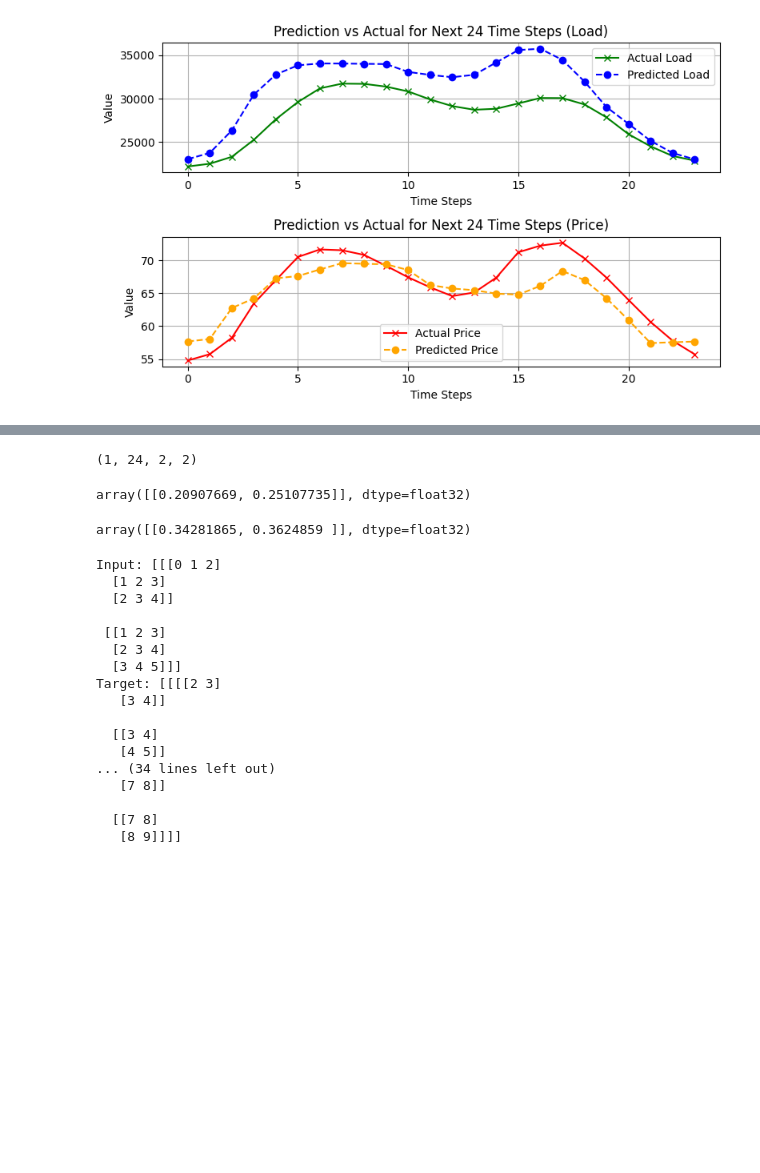
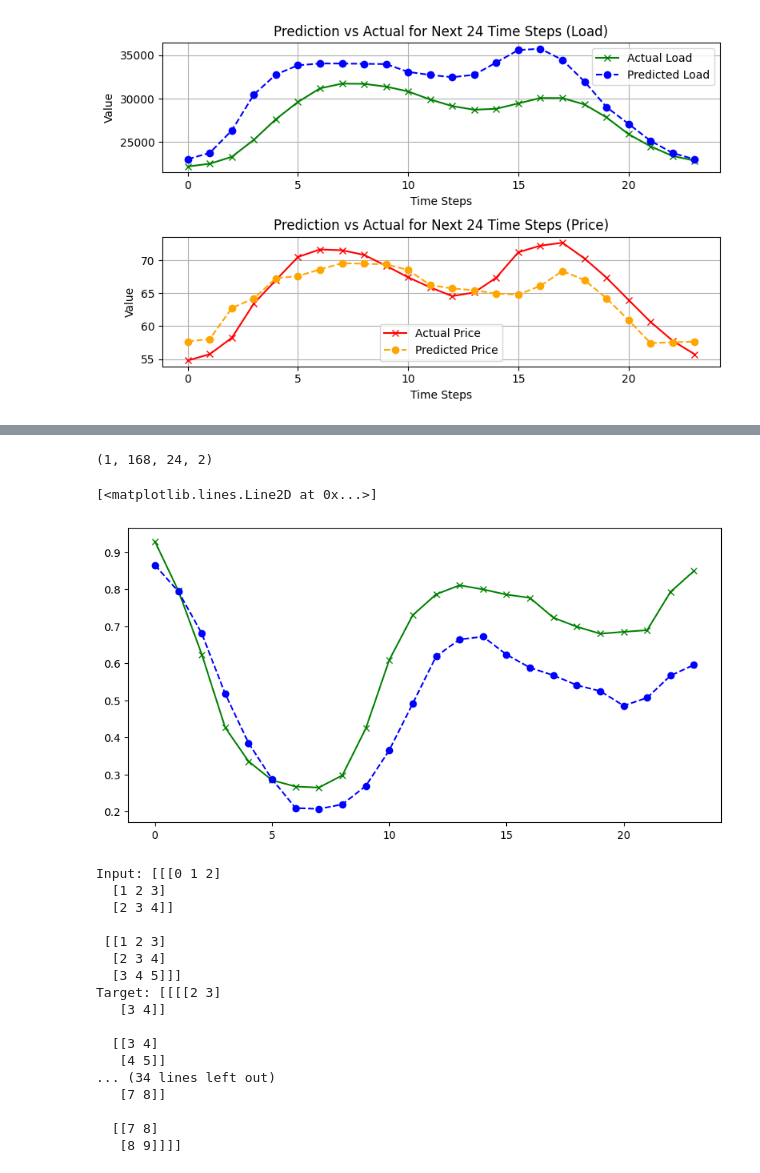
Before and after one commit to Jackson00Han/Time-Series-Training, a Jupyter notebook: Copy_of_multivariate_time_series.ipynb, the cells around one changed output, grey strips where cells are left out. Cells and saved outputs as stored; diff of their text form; code cells hidden in the pictures; blank space fills up the shorter version.

```diff
--- a/Copy_of_multivariate_time_series.ipynb
+++ b/Copy_of_multivariate_time_series.ipynb
@@ -1713,5 +1704,5 @@ plt.show()
 # %%
-# Sequence to Vector Method
+# Seq2seq
 
 def windowed_dataset(series, window_size, batch_size, shuffle_buffer_size, forecast_size, input_cols, output_cols, column_names):
     """Generates dataset windows
@@ -1776,14 +1767,13 @@ def create_uncompiled_model():
         # Conv1D layer with causal padding
         tf.keras.layers.Conv1D(filters=64, kernel_size=3, strides=1, padding='causal', activation='relu',
                                input_shape=[None, len(input_cols)]),
-
-        # LSTM layer with return_sequences=True
+        #tf.keras.layers.Conv1D(filters=64, kernel_size=6, strides=1, padding='causal', activation='relu'),
+        tf.keras.layers.Conv1D(filters=64, kernel_size=12, strides=1, padding='causal', activation='relu'),
         tf.keras.layers.LSTM(64, return_sequences=True),
-
-        # Dense layer to project to forecast_size * len(output_cols)
+        tf.keras.layers.Dropout(0.2),
+        tf.keras.layers.LSTM(32, return_sequences=True),
+        tf.keras.layers.TimeDistributed(tf.keras.layers.Dense(32, activation='relu')),
         tf.keras.layers.TimeDistributed(Dense(forecast_size * len(output_cols))),
-
-        # Reshape the output to match (forecast_size, len(output_cols))
         tf.keras.layers.Reshape((window_size, forecast_size, len(output_cols)))
     ])
 
@@ -1805,10 +1795,10 @@ output_cols = ['total load actual scaled', 'price actual scaled']
 column_names = train_s.columns.to_list()
 
 # Parameters
-window_size = 24
-batch_size = 2
-shuffle_buffer_size = 1000 # this value depends on the size of the data, around the len(data) for small data and small len(data) for big data
-forecast_size = 2
+window_size = 24*7
+batch_size = 32
+shuffle_buffer_size = 4000 # this value depends on the size of the data, around the len(data) for small data and small len(data) for big data
+forecast_size = 24
 
 
 train_set = windowed_dataset(train_s, window_size,
@@ -1818,7 +1808,15 @@ train_set = windowed_dataset(train_s, window_size,
                              input_cols,
                              output_cols,
                              column_names)
+valid_set = windowed_dataset(valid_s,
+                             window_size,
+                             batch_size,
+                             None,
+                             forecast_size,
+                             input_cols,
+                             output_cols,
+                             column_names)
 
-multi_model = create_model()
+s2s_model = create_model()
 
-history = multi_model.fit(train_set, epochs=5)
+early_stopping = tf.keras.callbacks.EarlyStopping(monitor='val_mae', patience=6, restore_best_weights=True)
@@ -1862,15 +1835,18 @@ valid_predictions = multi_model.predict(valid_input)
 # %%
-valid_predictions.shape
+pre.shape
 # %% [output]
-(1, 24, 2, 2)
+(1, 168, 24, 2)
-# %%
-valid_predictions[:, -3, :,0]
-# %% [output]
-array([[0.20907669, 0.25107735]], dtype=float32)
 # %%
-valid_predictions[:, -1, :,0]
+load_prediction_scaled0 = pre[0,-1,:,0]
-# %% [output]
-array([[0.34281865, 0.3624859 ]], dtype=float32)
+# %%
+A = valid_s[window_size:window_size+forecast_size]['total load actual scaled'].values
+# %%
+fig, ax = plt.subplots(1, 1, figsize=(10, 5))
+ax.plot(A, label='Actual Load', linestyle='-', marker='x', c='green')
+ax.plot(P, label='Predicted Load', linestyle='--', marker='o', c='blue')
+# %% [output]
+[<matplotlib.lines.Line2D at 0x...>]
+[figure, added]
 # %%
 import tensorflow as tf
 import numpy as np
```
Also changed, not shown: parts of 16 cells of this notebook.
